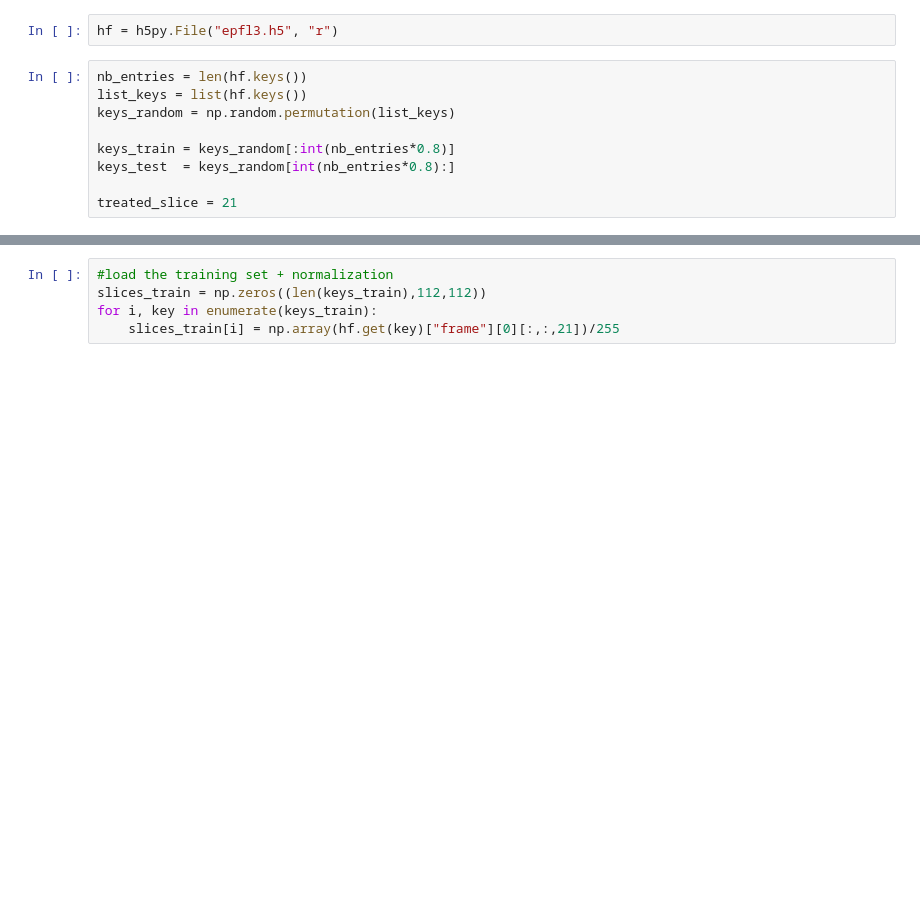
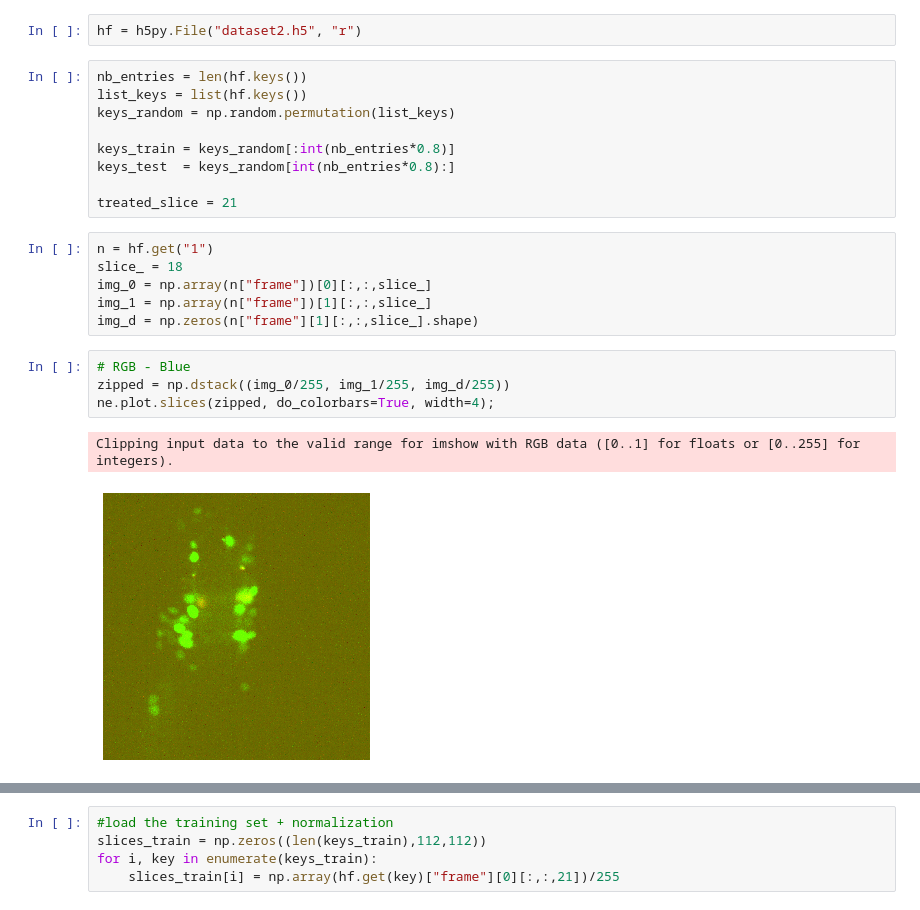
Before and after one commit to madtoinou/voxelmorph, a Jupyter notebook: voxelmorph_project.ipynb, the cells around one changed output, grey strips where cells are left out. Cells and saved outputs as stored; diff of their text form; blank space fills up the shorter version.

```diff
--- a/voxelmorph_project.ipynb
+++ b/voxelmorph_project.ipynb
@@ -32,7 +38,7 @@ import h5py
 # %% [markdown]
 # Registration of Brain MRI
 # %%
-hf = h5py.File("epfl3.h5", "r")
+hf = h5py.File("dataset2.h5", "r")
 # %%
 nb_entries = len(hf.keys())
 list_keys = list(hf.keys())
@@ -42,3 +48,16 @@ keys_train = keys_random[:int(nb_entries*0.8)]
 keys_test  = keys_random[int(nb_entries*0.8):]
 
 treated_slice = 21
+# %%
+n = hf.get("1")
+slice_ = 18
+img_0 = np.array(n["frame"])[0][:,:,slice_]
+img_1 = np.array(n["frame"])[1][:,:,slice_]
+img_d = np.zeros(n["frame"][1][:,:,slice_].shape)
+# %%
+# RGB - Blue
+zipped = np.dstack((img_0/255, img_1/255, img_d/255))
+ne.plot.slices(zipped, do_colorbars=True, width=4);
+# %% [output]
+Clipping input data to the valid range for imshow with RGB data ([0..1] for floats or [0..255] for integers).
+[figure, added]
```
Also changed, not shown: parts of 21 cells of this notebook.
